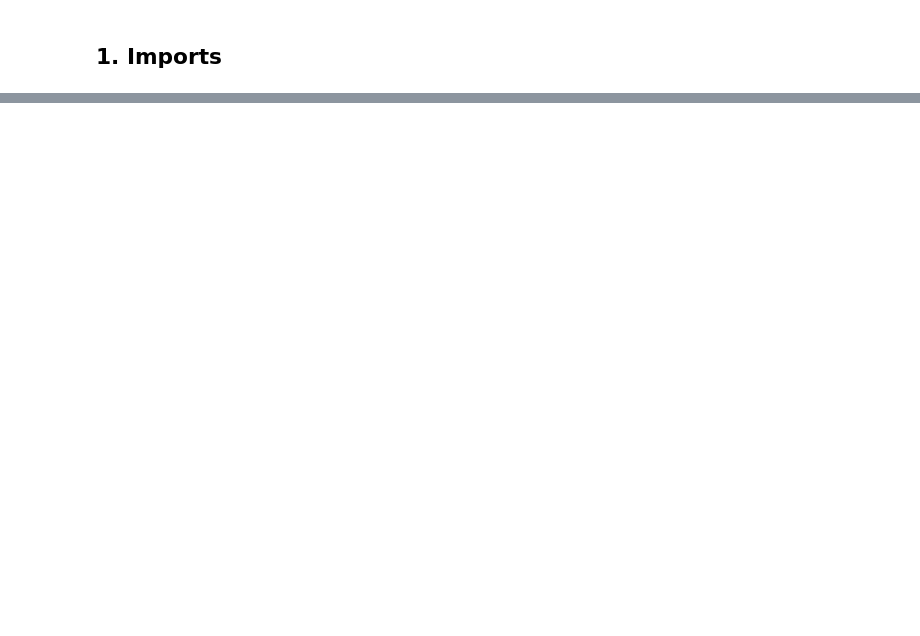
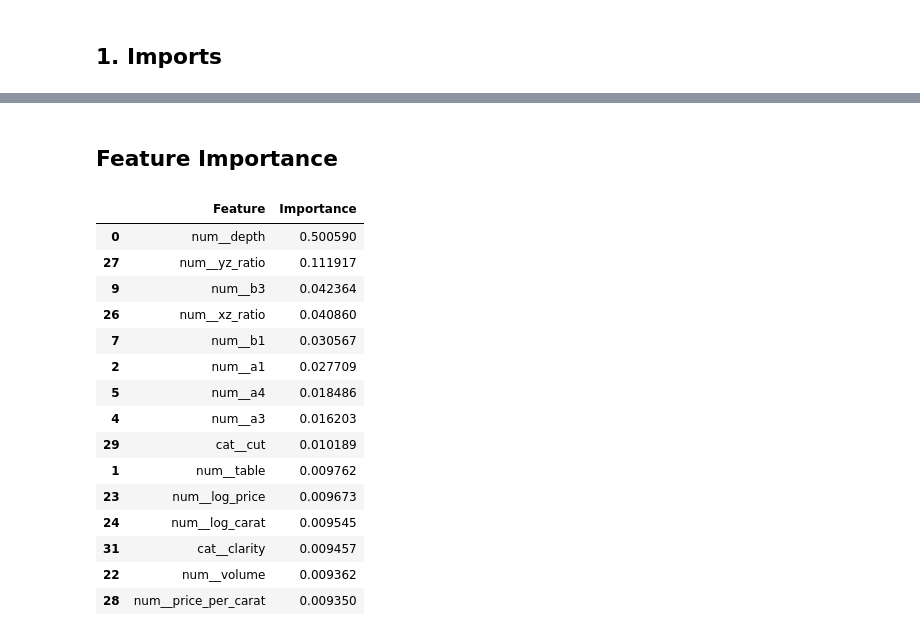
Before and after one commit to Climber1705/CW1-Tabular-Regression, a Jupyter notebook: notebooks/03-hyperparameter-tuning.ipynb, the cells around one changed output, grey strips where cells are left out. Cells and saved outputs as stored; diff of their text form; code cells hidden in the pictures; blank space fills up the shorter version.

```diff
--- a/notebooks/03-hyperparameter-tuning.ipynb
+++ b/notebooks/03-hyperparameter-tuning.ipynb
@@ -186,0 +214,33 @@ plt.show()
+# %% [markdown]
+## Feature Importance
+# %%
+preprocessor = final_model.named_steps["preprocessor"]
+model = final_model.named_steps["model"]
+
+feature_names = preprocessor.get_feature_names_out()
+
+importances = model.feature_importances_
+
+importance_df = pd.DataFrame({
+    "Feature": feature_names,
+    "Importance": importances
+}).sort_values("Importance", ascending=False)
+
+importance_df.head(15)
+# %% [output]
+|  | Feature | Importance |
+| 0 | num__depth | 0.500590 |
+| 27 | num__yz_ratio | 0.111917 |
+| 9 | num__b3 | 0.042364 |
+| 26 | num__xz_ratio | 0.040860 |
+| 7 | num__b1 | 0.030567 |
+| 2 | num__a1 | 0.027709 |
+| 5 | num__a4 | 0.018486 |
+| 4 | num__a3 | 0.016203 |
+| 29 | cat__cut | 0.010189 |
+| 1 | num__table | 0.009762 |
+| 23 | num__log_price | 0.009673 |
+| 24 | num__log_carat | 0.009545 |
+| 31 | cat__clarity | 0.009457 |
+| 22 | num__volume | 0.009362 |
+| 28 | num__price_per_carat | 0.009350 |
```
Also changed, not shown: parts of 36 cells of this notebook.
